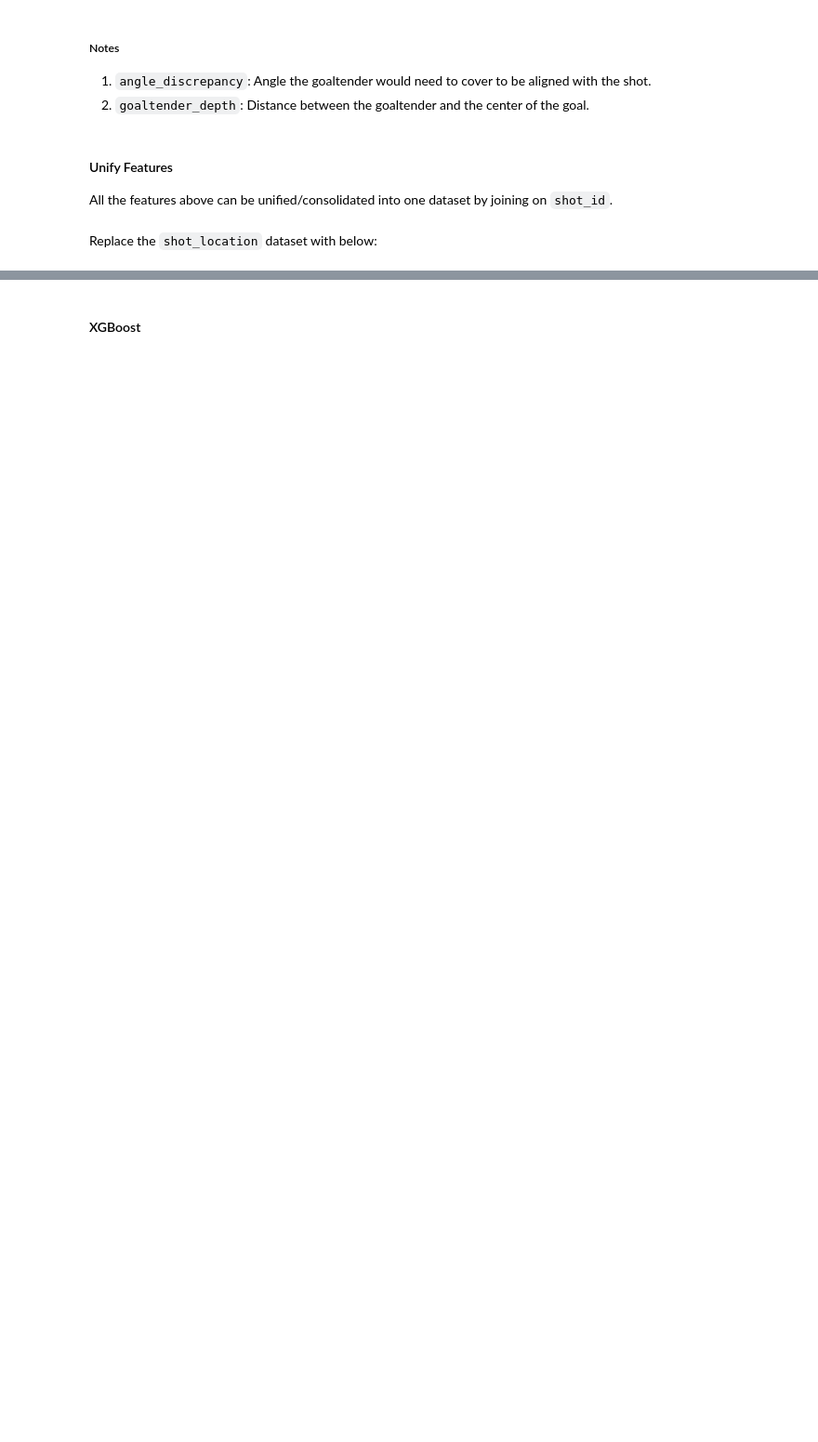
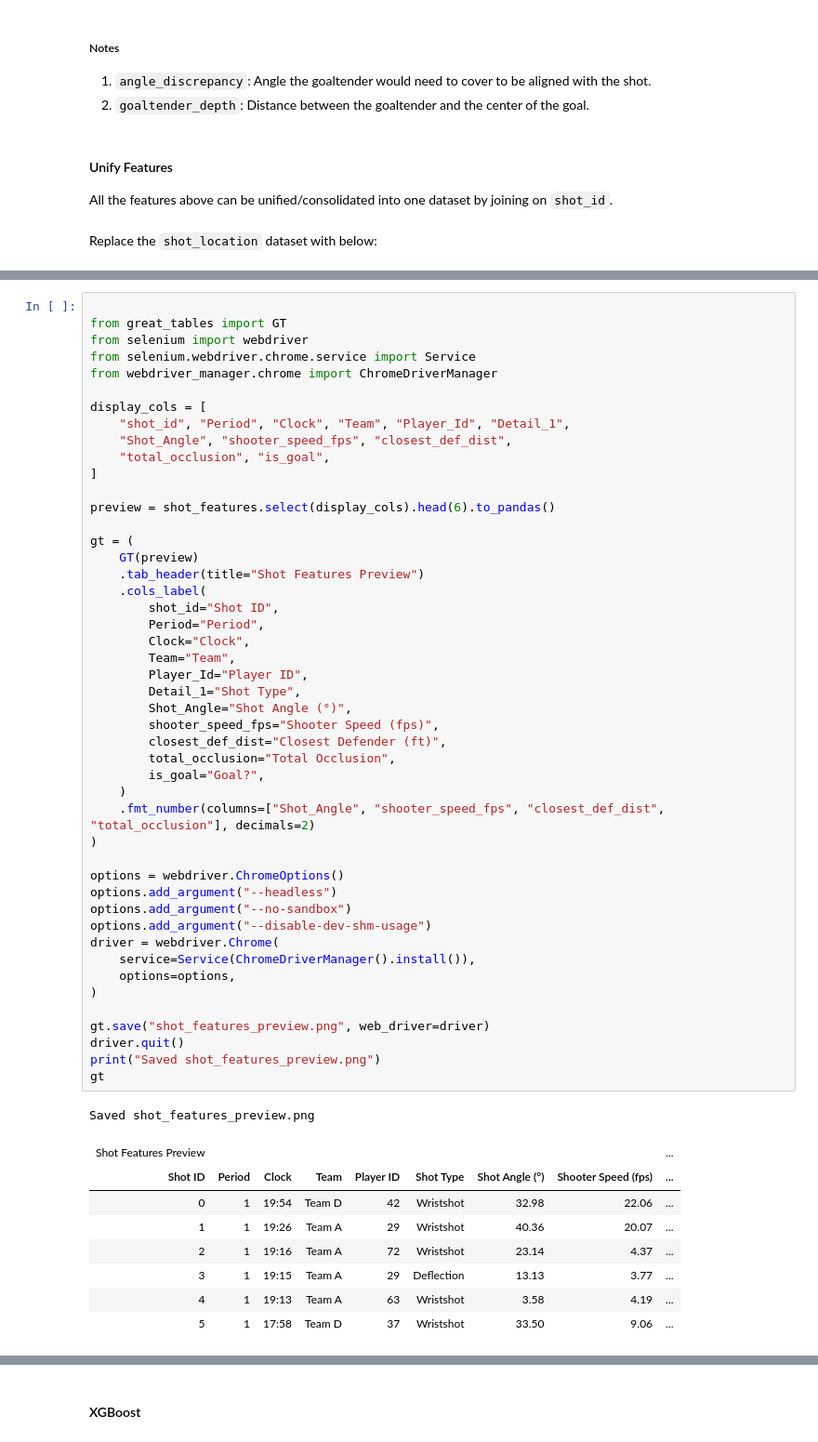
Before and after one commit to howardbaik/player-tracking-data, a Jupyter notebook: feature-based-expected-goals.ipynb, the cells around one changed output, grey strips where cells are left out. Shown at 93% size. Drawn from its saved outputs; the diff is of its cells as text; blank space fills up the shorter version.

```diff
--- a/feature-based-expected-goals.ipynb
+++ b/feature-based-expected-goals.ipynb
@@ -1255,0 +1074,57 @@ shape: (1_190, 24)
+# %%
+
+from great_tables import GT
+from selenium import webdriver
+from selenium.webdriver.chrome.service import Service
+from webdriver_manager.chrome import ChromeDriverManager
+
+display_cols = [
+    "shot_id", "Period", "Clock", "Team", "Player_Id", "Detail_1",
+    "Shot_Angle", "shooter_speed_fps", "closest_def_dist",
+    "total_occlusion", "is_goal",
+]
+
+preview = shot_features.select(display_cols).head(6).to_pandas()
+
+gt = (
+    GT(preview)
+    .tab_header(title="Shot Features Preview")
+    .cols_label(
+        shot_id="Shot ID",
+        Period="Period",
+        Clock="Clock",
+        Team="Team",
+        Player_Id="Player ID",
+        Detail_1="Shot Type",
+        Shot_Angle="Shot Angle (°)",
+        shooter_speed_fps="Shooter Speed (fps)",
+        closest_def_dist="Closest Defender (ft)",
+        total_occlusion="Total Occlusion",
+        is_goal="Goal?",
+    )
+    .fmt_number(columns=["Shot_Angle", "shooter_speed_fps", "closest_def_dist", "total_occlusion"], decimals=2)
+)
+
+options = webdriver.ChromeOptions()
+options.add_argument("--headless")
+options.add_argument("--no-sandbox")
+options.add_argument("--disable-dev-shm-usage")
+driver = webdriver.Chrome(
+    service=Service(ChromeDriverManager().install()),
+    options=options,
+)
+
+gt.save("shot_features_preview.png", web_driver=driver)
+driver.quit()
+print("Saved shot_features_preview.png")
+gt
+# %% [output]
+Saved shot_features_preview.png
+| Shot Features Preview |  |  |  |  |  |  |  | ... |
+| Shot ID | Period | Clock | Team | Player ID | Shot Type | Shot Angle (°) | Shooter Speed (fps) | ... |
+| 0 | 1 | 19:54 | Team D | 42 | Wristshot | 32.98 | 22.06 | ... |
+| 1 | 1 | 19:26 | Team A | 29 | Wristshot | 40.36 | 20.07 | ... |
+| 2 | 1 | 19:16 | Team A | 72 | Wristshot | 23.14 | 4.37 | ... |
+| 3 | 1 | 19:15 | Team A | 29 | Deflection | 13.13 | 3.77 | ... |
+| 4 | 1 | 19:13 | Team A | 63 | Wristshot | 3.58 | 4.19 | ... |
+| 5 | 1 | 17:58 | Team D | 37 | Wristshot | 33.50 | 9.06 | ... |
```
Also changed, not shown: parts of 26 cells of this notebook, 2 other files.
